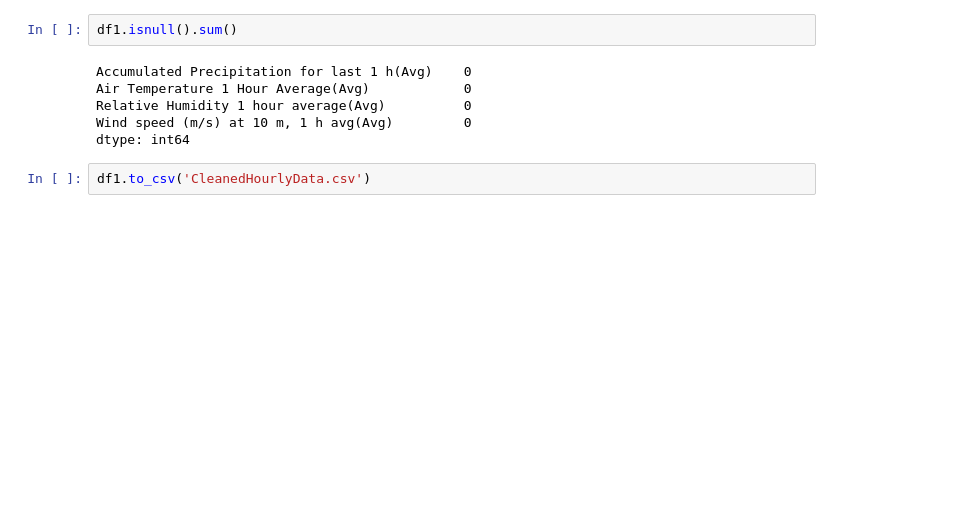
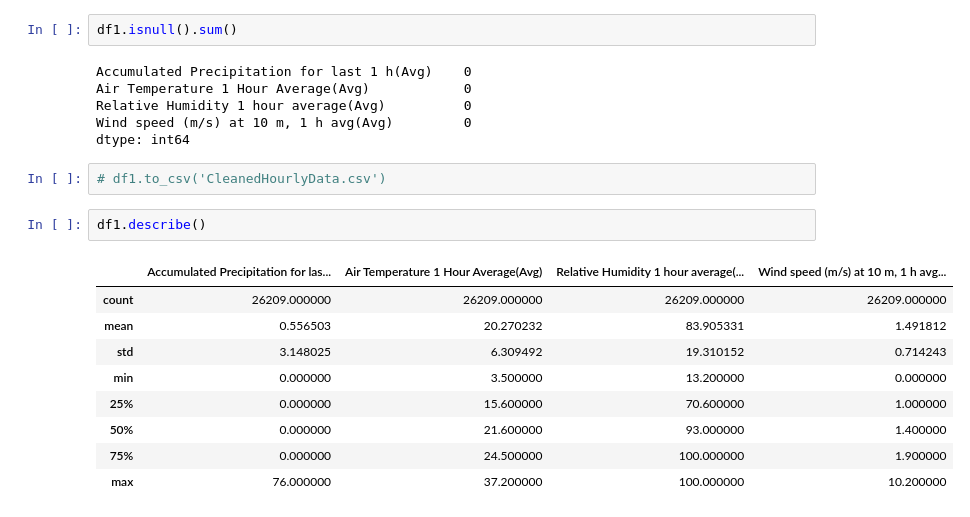
Before and after one commit to supathdhitalGEO/Weather-Forecasting, a Jupyter notebook: HourlyPokharaAirport/PokharaAirport.ipynb, the cells around one changed output. Drawn from its saved outputs; the diff is of its cells as text; blank space fills up the shorter version.

```diff
--- a/HourlyPokharaAirport/PokharaAirport.ipynb
+++ b/HourlyPokharaAirport/PokharaAirport.ipynb
@@ -143,4 +143,16 @@ Relative Humidity 1 hour average(Avg)          0
 Wind speed (m/s) at 10 m, 1 h avg(Avg)         0
 dtype: int64
 # %%
-df1.to_csv('CleanedHourlyData.csv')
+# df1.to_csv('CleanedHourlyData.csv')
+# %%
+df1.describe()
+# %% [output]
+|  | Accumulated Precipitation for las... | Air Temperature 1 Hour Average(Avg) | Relative Humidity 1 hour average(... | Wind speed (m/s) at 10 m, 1 h avg... |
+| count | 26209.000000 | 26209.000000 | 26209.000000 | 26209.000000 |
+| mean | 0.556503 | 20.270232 | 83.905331 | 1.491812 |
+| std | 3.148025 | 6.309492 | 19.310152 | 0.714243 |
+| min | 0.000000 | 3.500000 | 13.200000 | 0.000000 |
+| 25% | 0.000000 | 15.600000 | 70.600000 | 1.000000 |
+| 50% | 0.000000 | 21.600000 | 93.000000 | 1.400000 |
+| 75% | 0.000000 | 24.500000 | 100.000000 | 1.900000 |
+| max | 76.000000 | 37.200000 | 100.000000 | 10.200000 |
```
Also changed, not shown: 4 other files.
